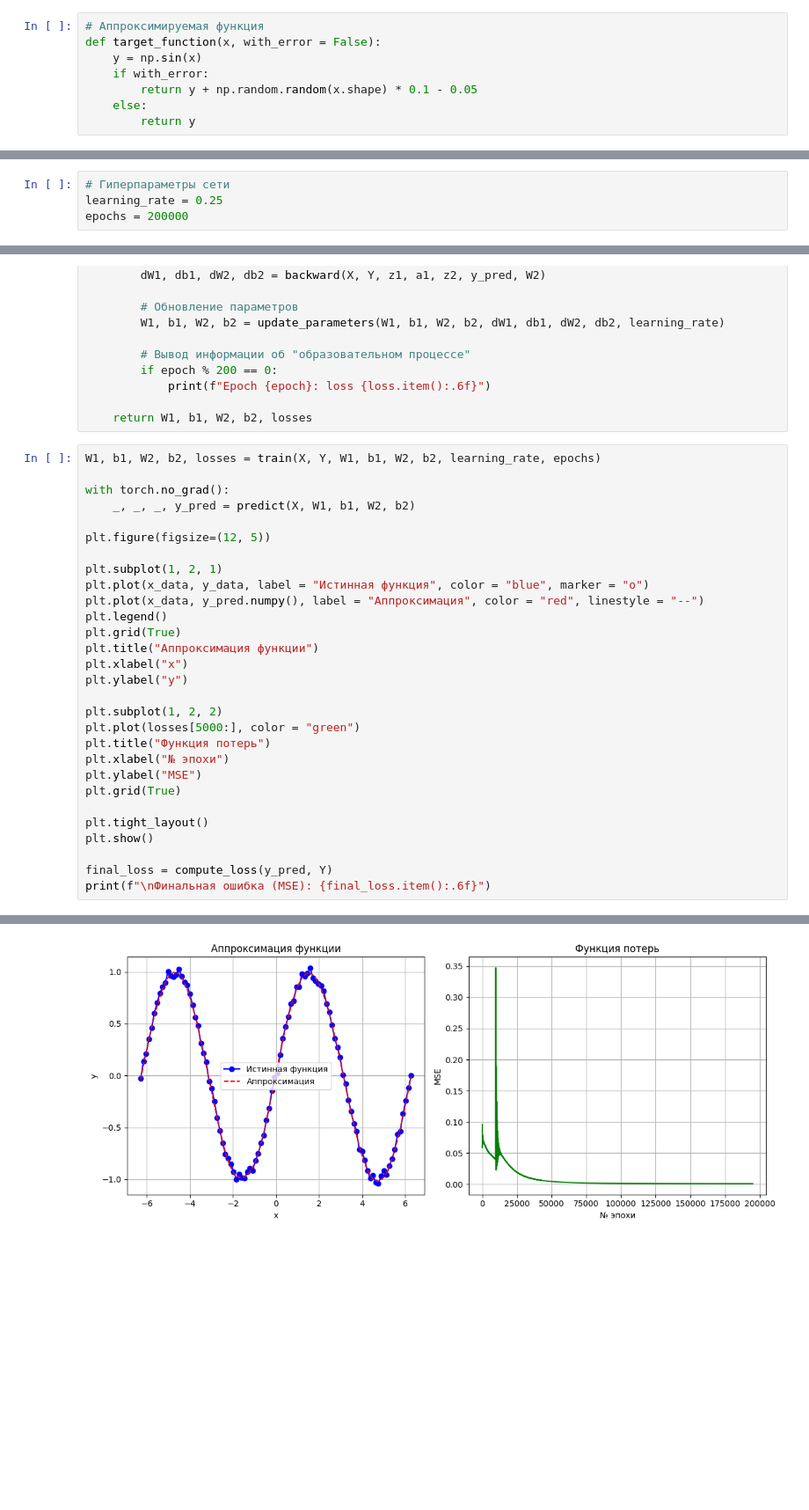
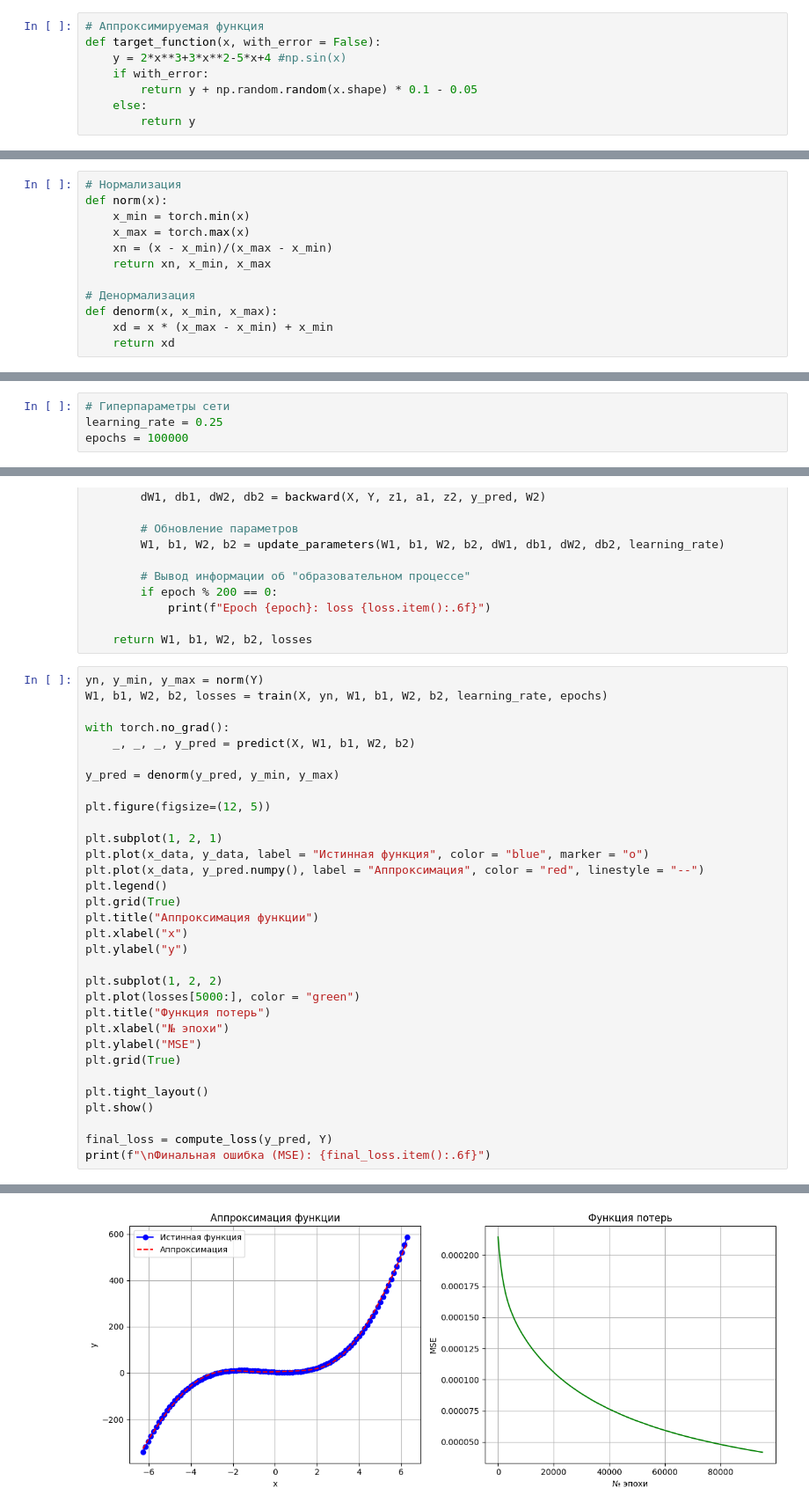
Before and after one commit to Art-kol/HomeworkApproximation2025, a Jupyter notebook: perceptron.ipynb, the cells around one changed output, grey strips where cells are left out. Shown at 88% size. Saved outputs shown, nothing was run; the diff lists cells and outputs as text; blank space fills up the shorter version.

Commit message:
Нормализация

```diff
--- a/perceptron.ipynb
+++ b/perceptron.ipynb
@@ -5,7 +6,7 @@ import matplotlib.pyplot as plt
 # %%
 # Аппроксимируемая функция
 def target_function(x, with_error = False):
-    y = np.sin(x)
+    y = 2*x**3+3*x**2-5*x+4 #np.sin(x)
     if with_error:
         return y + np.random.random(x.shape) * 0.1 - 0.05
     else:
@@ -40,6 +41,18 @@ def activation(x):
 # Производная функции активации
 def activation_derivative(x):
     return x * (1 - x)
+# %%
+# Нормализация
+def norm(x):
+    x_min = torch.min(x)
+    x_max = torch.max(x)
+    xn = (x - x_min)/(x_max - x_min)
+    return xn, x_min, x_max
+
+# Денормализация
+def denorm(x, x_min, x_max):
+    xd = x * (x_max - x_min) + x_min
+    return xd
 # %%
 # Прямое распространение
 def predict(X, W1, b1, W2, b2):
@@ -75,7 +88,7 @@ def update_parameters(W1, b1, W2, b2, dW1, db1, dW2, db2, learning_rate):
 # %%
 # Гиперпараметры сети
 learning_rate = 0.25
-epochs = 200000
+epochs = 100000
 # %%
 # Вычисление функции потерь
 def compute_loss(y_pred, Y):
@@ -104,10 +117,13 @@ def train(X, Y, W1, b1, W2, b2, learning_rate, epochs):
 
     return W1, b1, W2, b2, losses
 # %%
-W1, b1, W2, b2, losses = train(X, Y, W1, b1, W2, b2, learning_rate, epochs)
+yn, y_min, y_max = norm(Y)
+W1, b1, W2, b2, losses = train(X, yn, W1, b1, W2, b2, learning_rate, epochs)
 
 with torch.no_grad():
     _, _, _, y_pred = predict(X, W1, b1, W2, b2)
+
+y_pred = denorm(y_pred, y_min, y_max)
 
 plt.figure(figsize=(12, 5))
 
@@ -153 +169 @@ Epoch 199800: loss 0.000749
-[figure, old version]
+[figure, new version]
```
Also changed, not shown: parts of 2 cells of this notebook.
